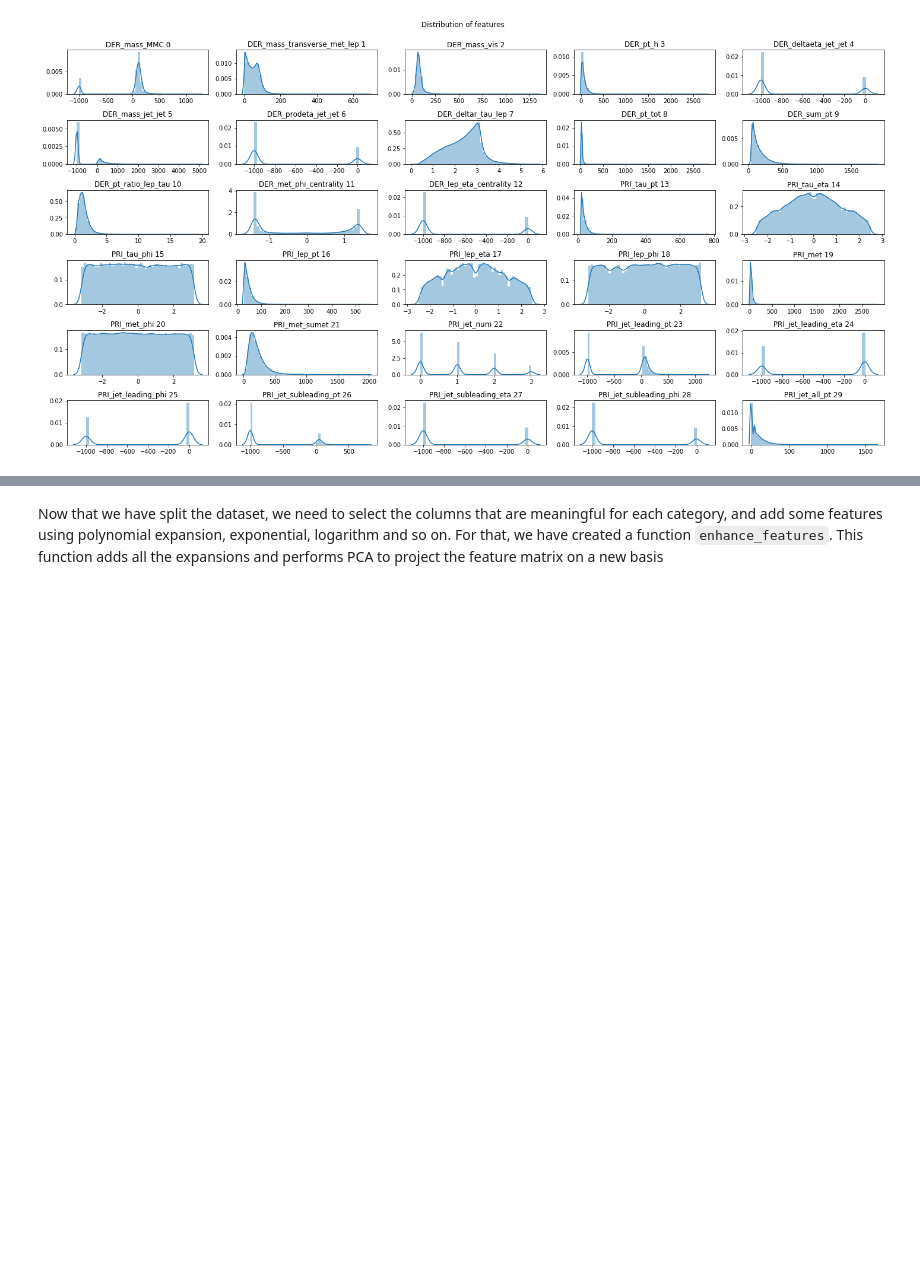
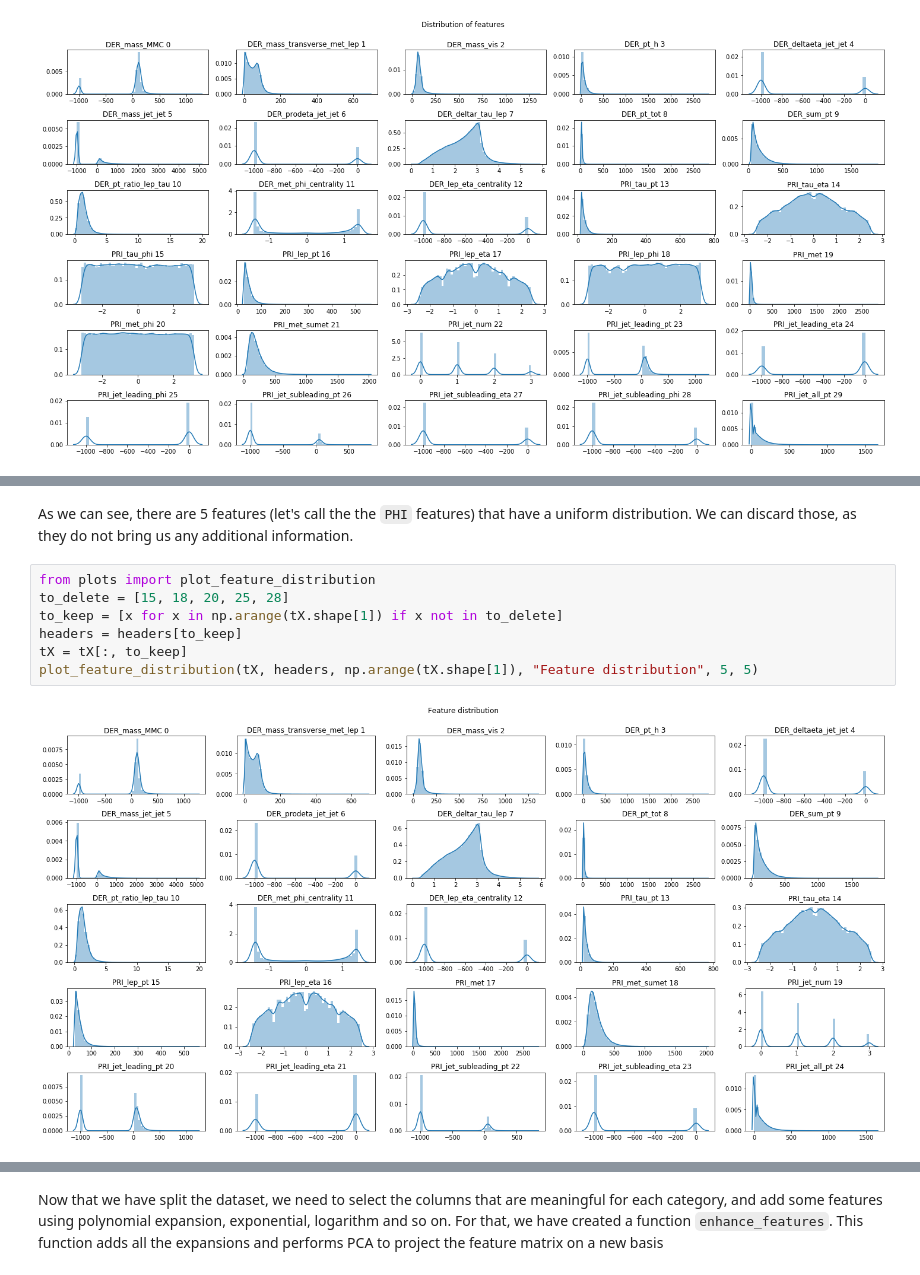
Before and after one commit to ehoelzl/ML_course, a Jupyter notebook: projects/project1/scripts/project1.ipynb, the cells around one changed output, grey strips where cells are left out. Saved outputs shown, nothing was run; the diff lists cells and outputs as text; blank space fills up the shorter version.

```diff
--- a/projects/project1/scripts/project1.ipynb
+++ b/projects/project1/scripts/project1.ipynb
@@ -65,0 +63,11 @@ For now, we will split the dataset into 6 categories:
+# %% [markdown]
+As we can see, there are 5 features (let's call the the `PHI` features) that have a uniform distribution. We can discard those, as they do not bring us any additional information.
+# %%
+from plots import plot_feature_distribution
+to_delete = [15, 18, 20, 25, 28]
+to_keep = [x for x in np.arange(tX.shape[1]) if x not in to_delete]
+headers = headers[to_keep]
+tX = tX[:, to_keep]
+plot_feature_distribution(tX, headers, np.arange(tX.shape[1]), "Feature distribution", 5, 5)
+# %% [output]
+[figure, added]
```
Also changed, not shown: parts of 28 cells of this notebook, 3 other files.
